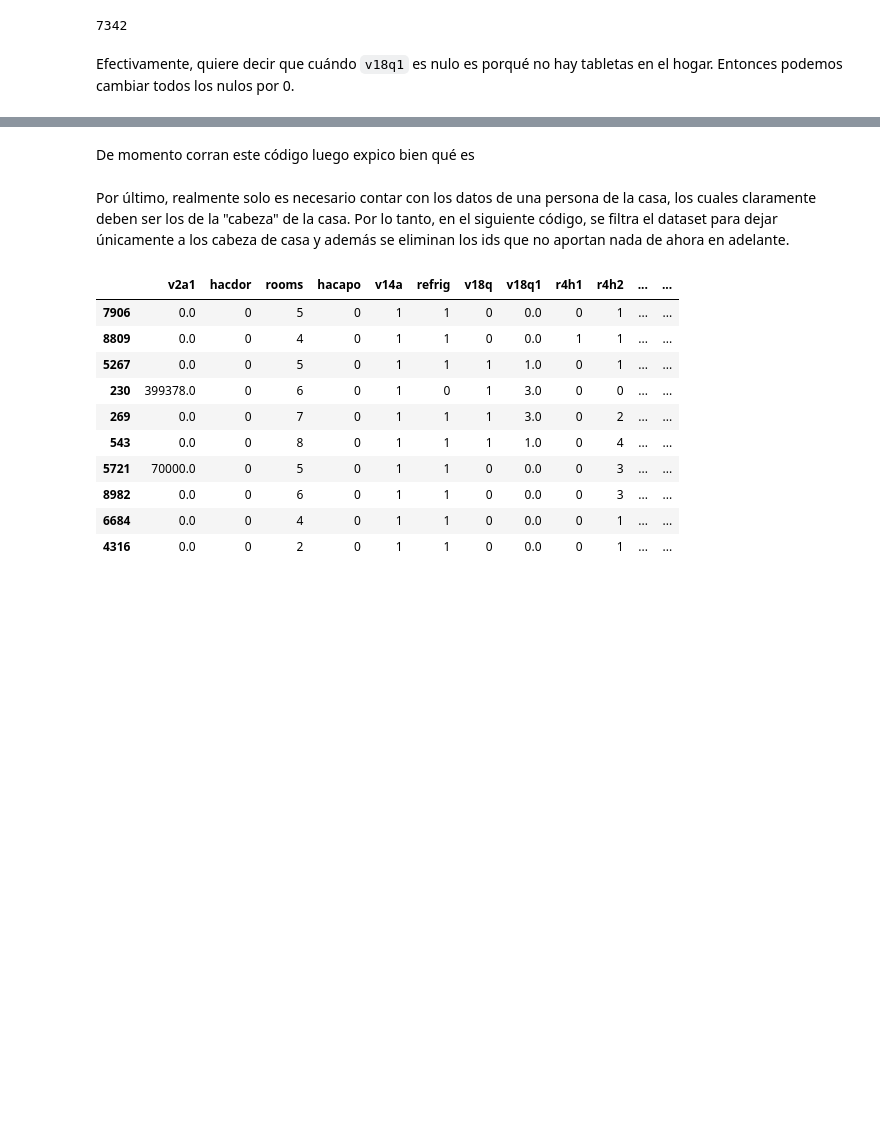
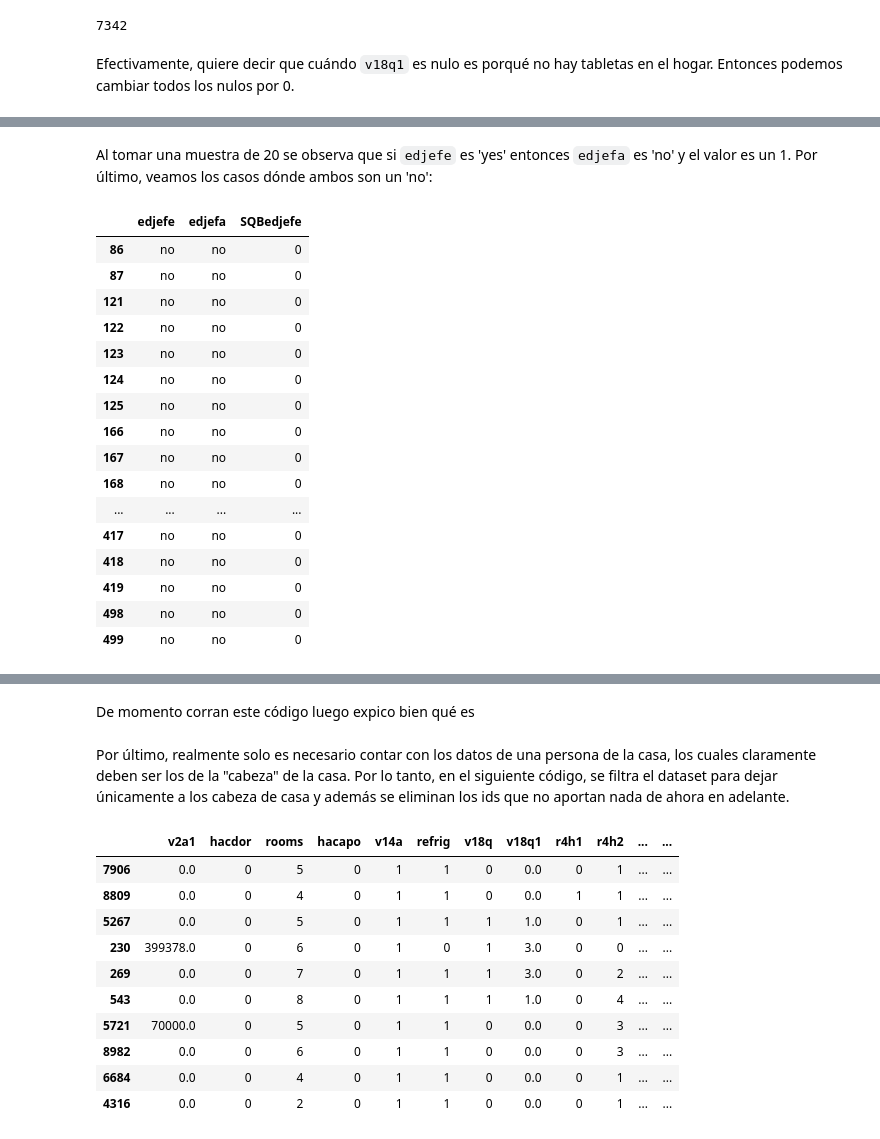
Before and after one commit to Sebasberacu/ML-Fundamentals, a Jupyter notebook: src/data-analysis.ipynb, the cells around one changed output, grey strips where cells are left out. Cells and saved outputs as stored; diff of their text form; code cells hidden in the pictures; blank space fills up the shorter version.

```diff
--- a/src/data-analysis.ipynb
+++ b/src/data-analysis.ipynb
@@ -402,0 +502,22 @@ df_train['rez_esc'] = df_train['rez_esc'].fillna(0)
+# %% [markdown]
+Al tomar una muestra de 20 se observa que si `edjefe` es 'yes' entonces `edjefa` es 'no' y el valor es un 1. Por último, veamos los casos dónde ambos son un 'no':
+# %%
+df_train[['edjefe', 'edjefa', 'SQBedjefe']][(df_train['edjefe'] == 'no') & (df_train['edjefa'] == 'no')][:20]
+# %% [output]
+|  | edjefe | edjefa | SQBedjefe |
+| 86 | no | no | 0 |
+| 87 | no | no | 0 |
+| 121 | no | no | 0 |
+| 122 | no | no | 0 |
+| 123 | no | no | 0 |
+| 124 | no | no | 0 |
+| 125 | no | no | 0 |
+| 166 | no | no | 0 |
+| 167 | no | no | 0 |
+| 168 | no | no | 0 |
+| ... | ... | ... | ... |
+| 417 | no | no | 0 |
+| 418 | no | no | 0 |
+| 419 | no | no | 0 |
+| 498 | no | no | 0 |
+| 499 | no | no | 0 |
```
Also changed, not shown: parts of 42 cells of this notebook.
